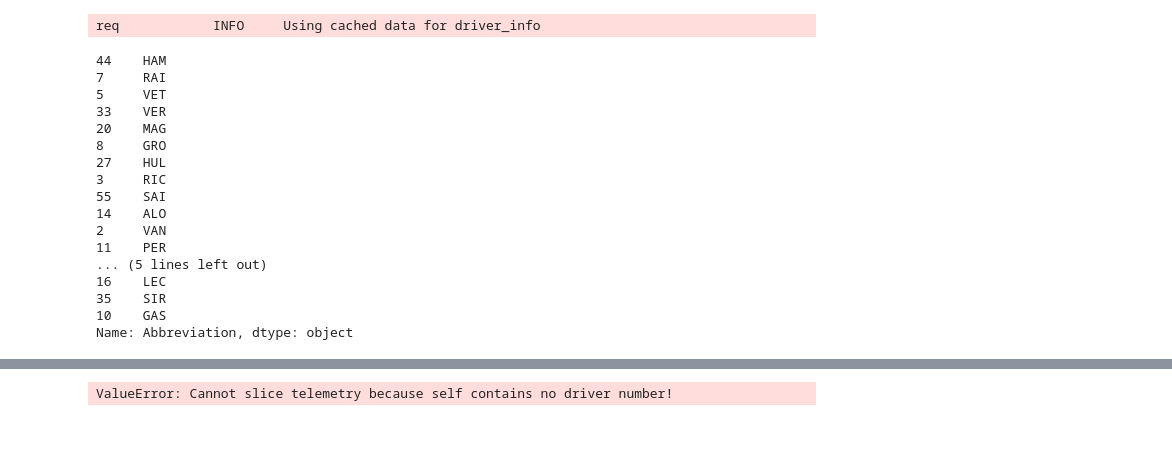
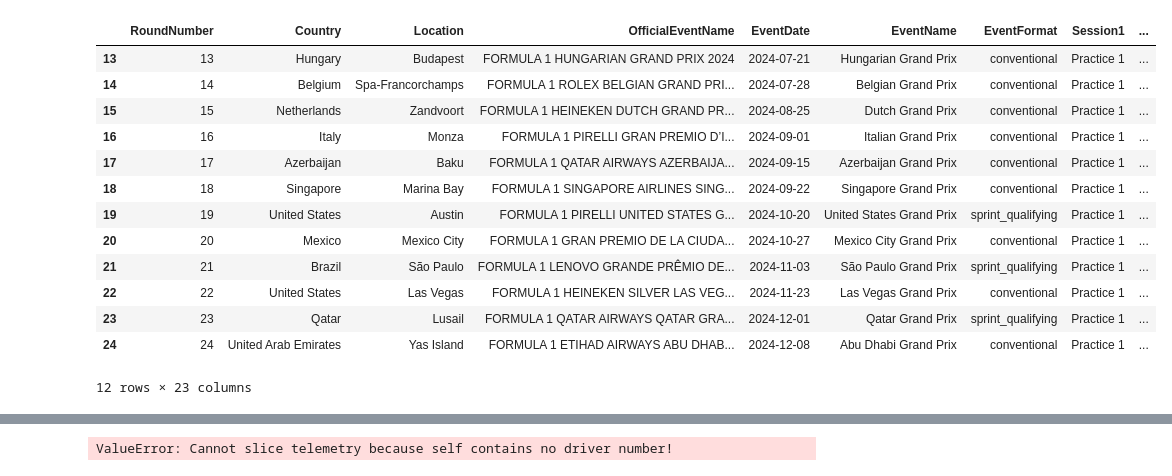
Before and after one commit to caiolacerdamt/f1-project, a Jupyter notebook: main.ipynb, the cells around one changed output, grey strips where cells are left out. Saved outputs shown, nothing was run; the diff lists cells and outputs as text; code cells hidden in the pictures; blank space fills up the shorter version.

Commit message:
adding logic for next race information and some refactoring

```diff
--- a/main.ipynb
+++ b/main.ipynb
@@ -30,21 +12,18 @@ core           INFO     Finished loading data for 20 drivers: ['5', '44', '7', '
-# %%
-race._drivers_from_f1_api()["Abbreviation"]
-# %% [output]
-req            INFO     Using cached data for driver_info
-44    HAM
-7     RAI
-5     VET
-33    VER
-20    MAG
-8     GRO
-27    HUL
-3     RIC
-55    SAI
-14    ALO
-2     VAN
-11    PER
-... (5 lines left out)
-16    LEC
-35    SIR
-10    GAS
-Name: Abbreviation, dtype: object
+# %%
+race = ff1.get_events_remaining(backend='fastf1')
+race
+# %% [output]
+|  | RoundNumber | Country | Location | OfficialEventName | EventDate | EventName | EventFormat | Session1 | ... |
+| 13 | 13 | Hungary | Budapest | FORMULA 1 HUNGARIAN GRAND PRIX 2024 | 2024-07-21 | Hungarian Grand Prix | conventional | Practice 1 | ... |
+| 14 | 14 | Belgium | Spa-Francorchamps | FORMULA 1 ROLEX BELGIAN GRAND PRI... | 2024-07-28 | Belgian Grand Prix | conventional | Practice 1 | ... |
+| 15 | 15 | Netherlands | Zandvoort | FORMULA 1 HEINEKEN DUTCH GRAND PR... | 2024-08-25 | Dutch Grand Prix | conventional | Practice 1 | ... |
+| 16 | 16 | Italy | Monza | FORMULA 1 PIRELLI GRAN PREMIO D’I... | 2024-09-01 | Italian Grand Prix | conventional | Practice 1 | ... |
+| 17 | 17 | Azerbaijan | Baku | FORMULA 1 QATAR AIRWAYS AZERBAIJA... | 2024-09-15 | Azerbaijan Grand Prix | conventional | Practice 1 | ... |
+| 18 | 18 | Singapore | Marina Bay | FORMULA 1 SINGAPORE AIRLINES SING... | 2024-09-22 | Singapore Grand Prix | conventional | Practice 1 | ... |
+| 19 | 19 | United States | Austin | FORMULA 1 PIRELLI UNITED STATES G... | 2024-10-20 | United States Grand Prix | sprint_qualifying | Practice 1 | ... |
+| 20 | 20 | Mexico | Mexico City | FORMULA 1 GRAN PREMIO DE LA CIUDA... | 2024-10-27 | Mexico City Grand Prix | conventional | Practice 1 | ... |
+| 21 | 21 | Brazil | São Paulo | FORMULA 1 LENOVO GRANDE PRÊMIO DE... | 2024-11-03 | São Paulo Grand Prix | sprint_qualifying | Practice 1 | ... |
+| 22 | 22 | United States | Las Vegas | FORMULA 1 HEINEKEN SILVER LAS VEG... | 2024-11-23 | Las Vegas Grand Prix | conventional | Practice 1 | ... |
+| 23 | 23 | Qatar | Lusail | FORMULA 1 QATAR AIRWAYS QATAR GRA... | 2024-12-01 | Qatar Grand Prix | sprint_qualifying | Practice 1 | ... |
+| 24 | 24 | United Arab Emirates | Yas Island | FORMULA 1 ETIHAD AIRWAYS ABU DHAB... | 2024-12-08 | Abu Dhabi Grand Prix | conventional | Practice 1 | ... |
+12 rows × 23 columns
```
Also changed, not shown: parts of 11 cells of this notebook, 1 other file.
